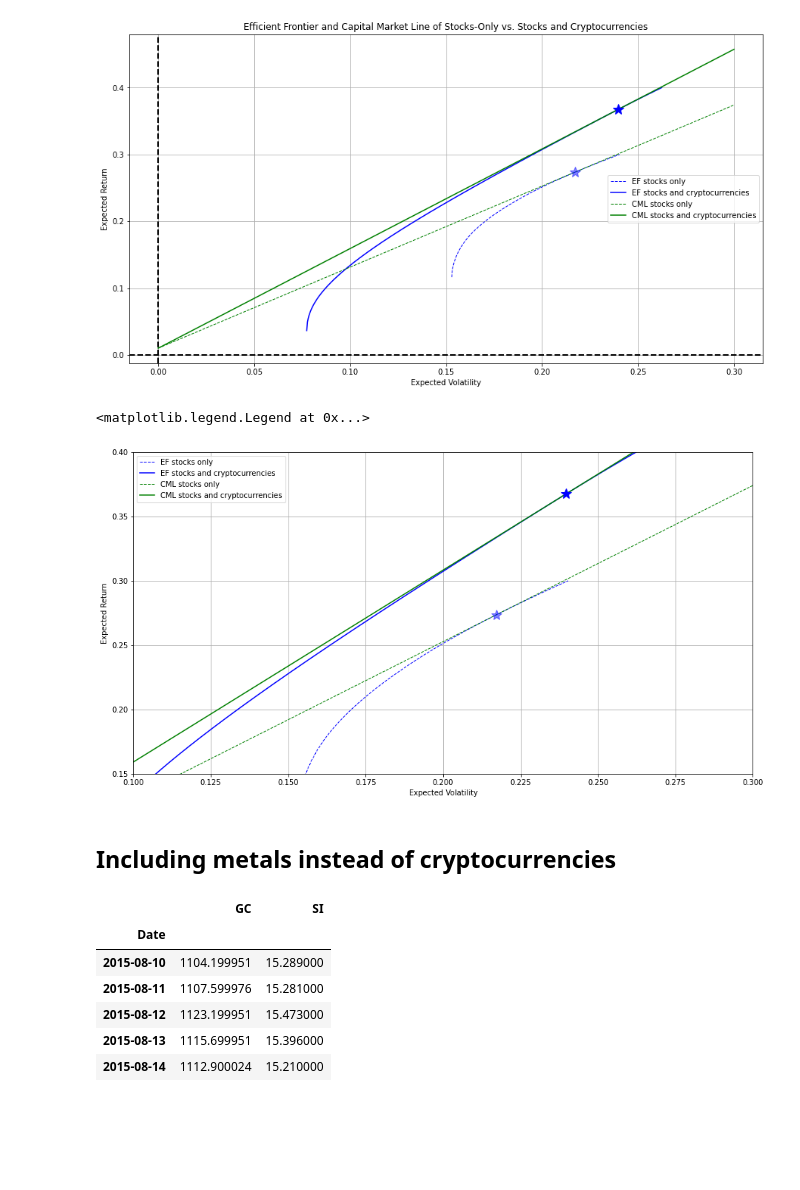
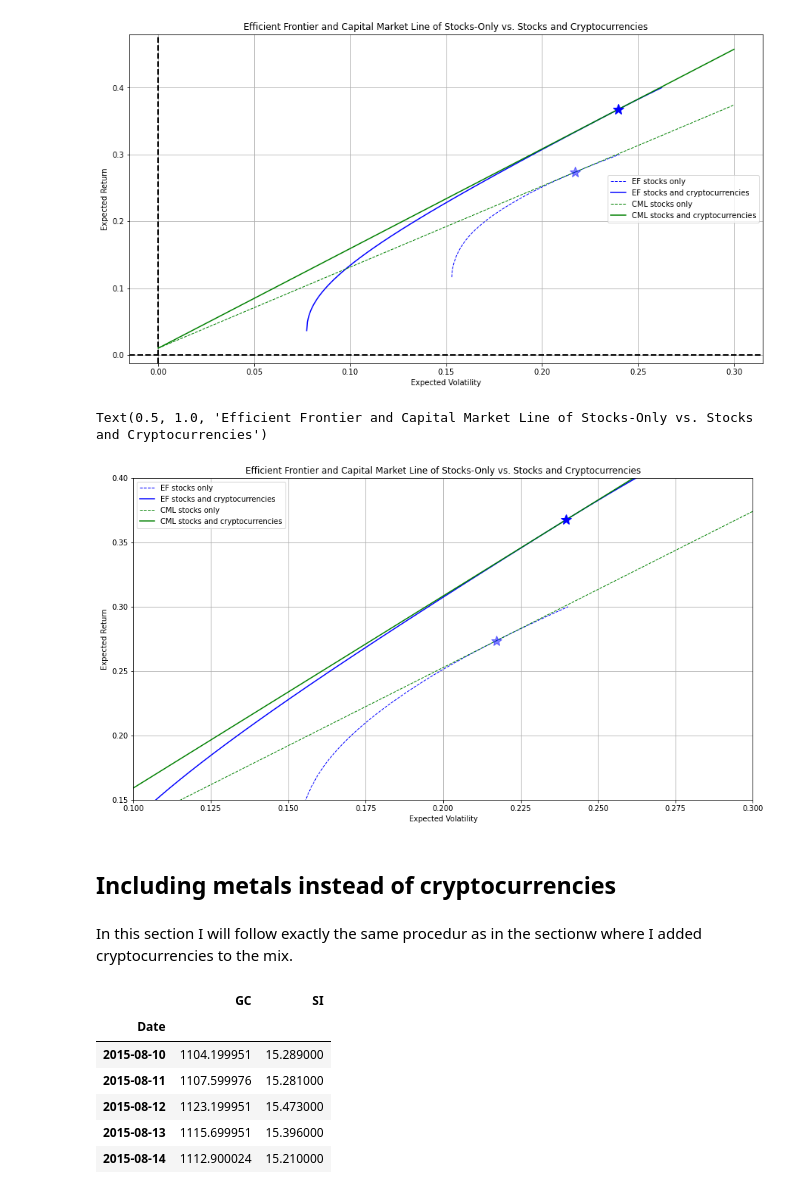
Before and after one commit to JoBe10/Mean_Variance_Portfolio_Optimisation, a Jupyter notebook: Efficient_Frontiers_Cryptos.ipynb, the cells around one changed output. Cells and saved outputs as stored; diff of their text form; code cells hidden in the pictures; blank space fills up the shorter version.

```diff
--- a/Efficient_Frontiers_Cryptos.ipynb
+++ b/Efficient_Frontiers_Cryptos.ipynb
@@ -949,28 +871,31 @@ Text(0.5, 1.0, 'Efficient Frontier and Capital Market Line of Stocks-Only vs. St
 # %%
 # Plot the "zoomed-out" view
 plt.figure(figsize=(15, 8))
 plt.plot(x_range, bspline, ls='--', label='EF stocks only', color='b', lw=1) # Efficient frontier with only stocks
 plt.plot(combined_x_range, combined_bspline, label='EF stocks and cryptocurrencies', color='b') # Efficient frontier with stocks and
 # cryptos
 plt.plot(cx, cml[0] + cml[1] * cx, ls='--', lw=1, label='CML stocks only', color='g') # Capital Market Line stock-only portflio
 plt.plot(combined_cx, combined_cml[0] + combined_cml[1] * combined_cx, lw=1.5, label='CML stocks and cryptocurrencies',
         color='g')
 # Capital Market Line combined portflio
 plt.plot(cml[2], f(cml[2]), 'b*', markersize=15.0, alpha=0.5) # Optimal portfolio where the tangent line passes through rf
 # stock-only portflio
 plt.plot(combined_cml[2], combined_f(combined_cml[2]), 'b*', markersize=15.0) # Optimal portfolio where the tangent
 # line passes through rf combined portflio
 plt.grid(True)
 plt.xlabel('Expected Volatility')
 plt.ylabel('Expected Return')
 plt.xlim(0.1, 0.3)
 plt.ylim(0.15, 0.4)
 plt.legend()
+plt.title('Efficient Frontier and Capital Market Line of Stocks-Only vs. Stocks and Cryptocurrencies')
 # %% [output]
-<matplotlib.legend.Legend at 0x...>
+Text(0.5, 1.0, 'Efficient Frontier and Capital Market Line of Stocks-Only vs. Stocks and Cryptocurrencies')
-[figure, old version]
+[figure, new version]
 # %% [markdown]
 ## Including metals instead of cryptocurrencies
+# %% [markdown]
+In this section I will follow exactly the same procedur as in the sectionw where I added cryptocurrencies to the mix.
 # %%
 # Obtain Gold and Silver prices
 gold = data.DataReader('GC=F', data_source='yahoo', start=start, end=end)['Adj Close']
```
Also changed, not shown: parts of 46 cells of this notebook, 4 other files.
